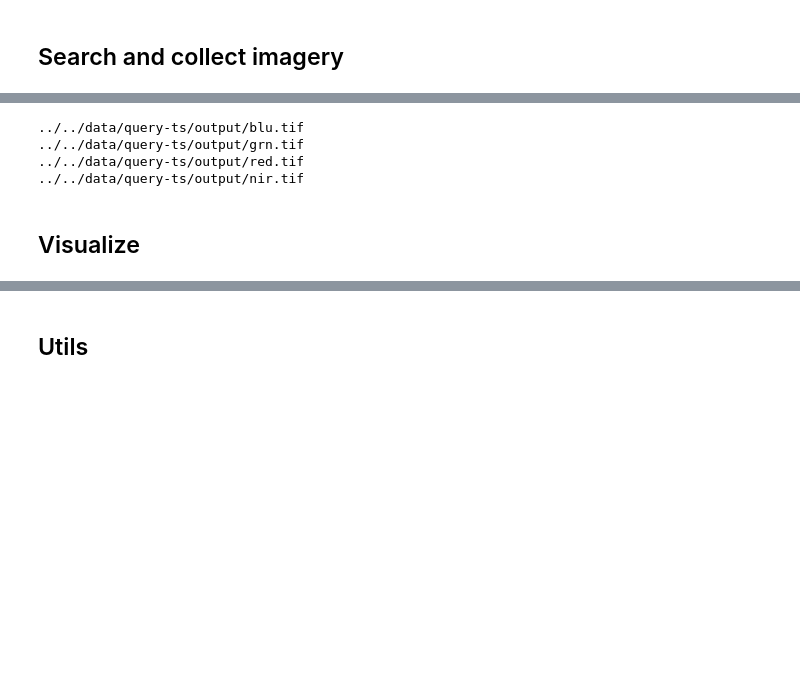
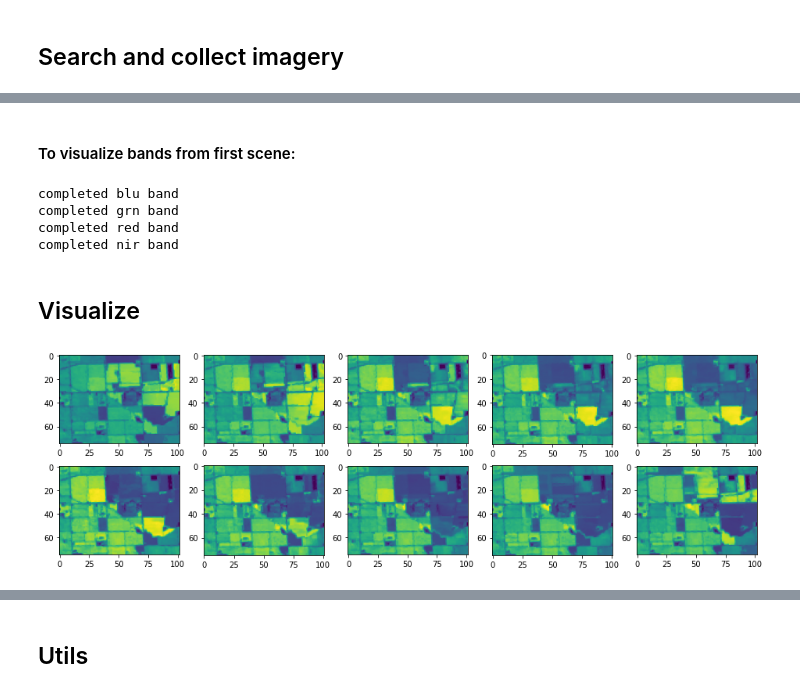
Before and after one commit to manukala6/query-ts, a Jupyter notebook: query_dubai.ipynb, the cells around one changed output, grey strips where cells are left out. Drawn from its saved outputs; the diff is of its cells as text; code cells hidden in the pictures; blank space fills up the shorter version.

```diff
--- a/query_dubai.ipynb
+++ b/query_dubai.ipynb
@@ -32,3 +31,18 @@ for i in range(len(scenes)):
     grn_urls.append(scenes[i].assets['B3']['href'])
     red_urls.append(scenes[i].assets['B4']['href'])
     nir_urls.append(scenes[i].assets['B5']['href'])
+# %%
+# download subareas for NDVI trend calculations
+nir_fp_list = []
+
+for i in range(len(nir_urls)):
+    out_path = os.path.join(OUT_DIR, f'nir_{i}.tif')
+    nir_fp_list.append(out_path)
+    download_subarea(IN_GEOJSON, nir_urls[i], out_path)
+
+red_fp_list = []
+
+for i in range(len(red_urls)):
+    out_path = os.path.join(OUT_DIR, f'red_{i}.tif')
+    red_fp_list.append(out_path)
+    download_subarea(IN_GEOJSON, red_urls[i], out_path)
@@ -34,0 +69,8 @@ for i in range(len(scenes)):
+# %%
+# read TIF images as arrays
+
+from PIL import Image
+import numpy as np
+
+nir_arr_list = [np.array(Image.open(band_path)) for band_path in nir_fp_list]
+red_arr_list = [np.array(Image.open(band_path)) for band_path in red_fp_list]
@@ -35,5 +86,7 @@ for i in range(len(scenes)):
+# %% [markdown]
+#### To visualize bands from first scene:
 # %%
-# read TIF images
+# read 4 bands from first scene
 
 bands = 'blu', 'grn', 'red', 'nir'
 out_paths = [os.path.join(OUT_DIR,band+'.tif') for band in bands]
@@ -43,11 +96,21 @@ download_subarea(IN_GEOJSON, grn_urls[0], out_paths[1])
 download_subarea(IN_GEOJSON, red_urls[0], out_paths[2])
 download_subarea(IN_GEOJSON, nir_urls[0], out_paths[3])
 
-img_list = [mpimg.imread(band_path) for band_path in out_paths]
+band_arr_list = [np.array(Image.open(band_path)) for band_path in out_paths]
 # %% [output]
-../../data/query-ts/output/blu.tif
-../../data/query-ts/output/grn.tif
-../../data/query-ts/output/red.tif
-../../data/query-ts/output/nir.tif
+completed blu band
+completed grn band
+completed red band
+completed nir band
 # %% [markdown]
 ## Visualize
+# %%
+import matplotlib.pyplot as plt
+
+fig = plt.figure(figsize=(16,10))
+
+for i in range(10):
+    ax = fig.add_subplot(4,5,i+1)
+    ax.imshow(ndvi_list[i])
+# %% [output]
+[figure, added]
```
Also changed, not shown: parts of 10 cells of this notebook, 1 other file.
